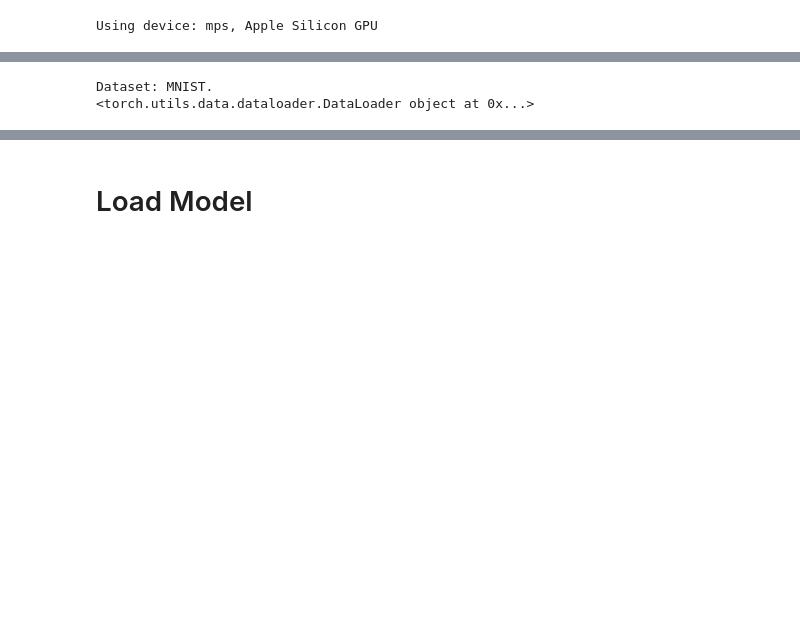
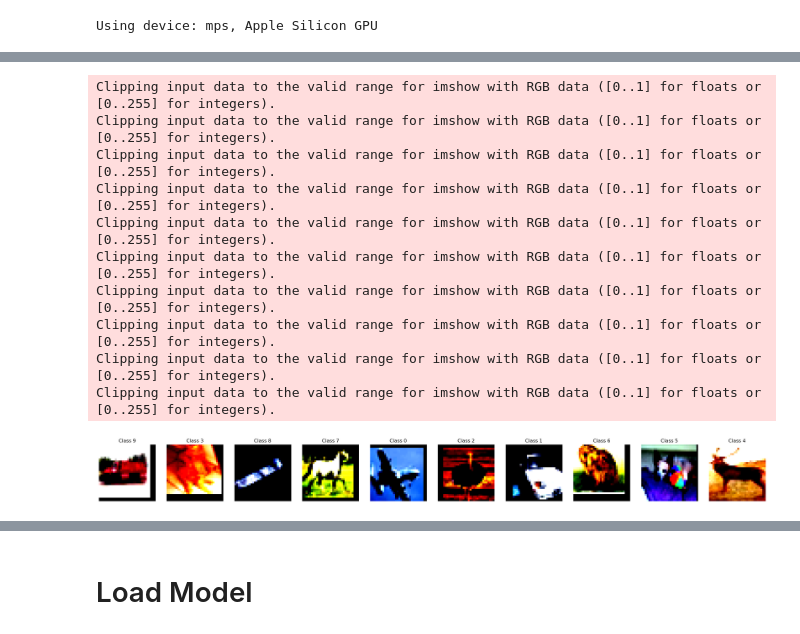
Before and after one commit to SongzeYang0721/Data_Distillation_and_Neural_Collpase, a Jupyter notebook: Vis_Demo.ipynb, the cells around one changed output, grey strips where cells are left out. Drawn from its saved outputs; the diff is of its cells as text; code cells hidden in the pictures; blank space fills up the shorter version.

```diff
--- a/Vis_Demo.ipynb
+++ b/Vis_Demo.ipynb
@@ -181,0 +125,10 @@ torchvision.datasets.cifar.CIFAR10
+# %%
+trainloader, testloader, num_classes = make_dataset(dataset,
+                                           data_dir,
+                                           batch_size,
+                                           SOTA=SOTA)
+images, labels = next(iter(trainloader))
+size_train, channels, height, width = images.shape
+input_size = height, width, channels
+print("The number of class in our training set is ", num_classes)
+print("Batch size: %d | Input size: %s" % (size_train,input_size))
@@ -229,12 +153,17 @@ Clipping input data to the valid range for imshow with RGB data ([0..1] for floa
-# %%
-trainloader, _, num_classes = make_dataset(dataset,
-                                           data_dir,
-                                           batch_size,
-                                           SOTA=SOTA)
-print(trainloader)
-# %% [output]
-Dataset: MNIST.
-<torch.utils.data.dataloader.DataLoader object at 0x...>
+# %%
+visualize_one_image_per_class(trainloader)
+# %% [output]
+Clipping input data to the valid range for imshow with RGB data ([0..1] for floats or [0..255] for integers).
+Clipping input data to the valid range for imshow with RGB data ([0..1] for floats or [0..255] for integers).
+Clipping input data to the valid range for imshow with RGB data ([0..1] for floats or [0..255] for integers).
+Clipping input data to the valid range for imshow with RGB data ([0..1] for floats or [0..255] for integers).
+Clipping input data to the valid range for imshow with RGB data ([0..1] for floats or [0..255] for integers).
+Clipping input data to the valid range for imshow with RGB data ([0..1] for floats or [0..255] for integers).
+Clipping input data to the valid range for imshow with RGB data ([0..1] for floats or [0..255] for integers).
+Clipping input data to the valid range for imshow with RGB data ([0..1] for floats or [0..255] for integers).
+Clipping input data to the valid range for imshow with RGB data ([0..1] for floats or [0..255] for integers).
+Clipping input data to the valid range for imshow with RGB data ([0..1] for floats or [0..255] for integers).
+[figure, added]
 # %%
 images, labels = next(iter(trainloader))
 size_train, channels, height, width = images.shape
```
Also changed, not shown: parts of 40 cells of this notebook, 21 other files.
